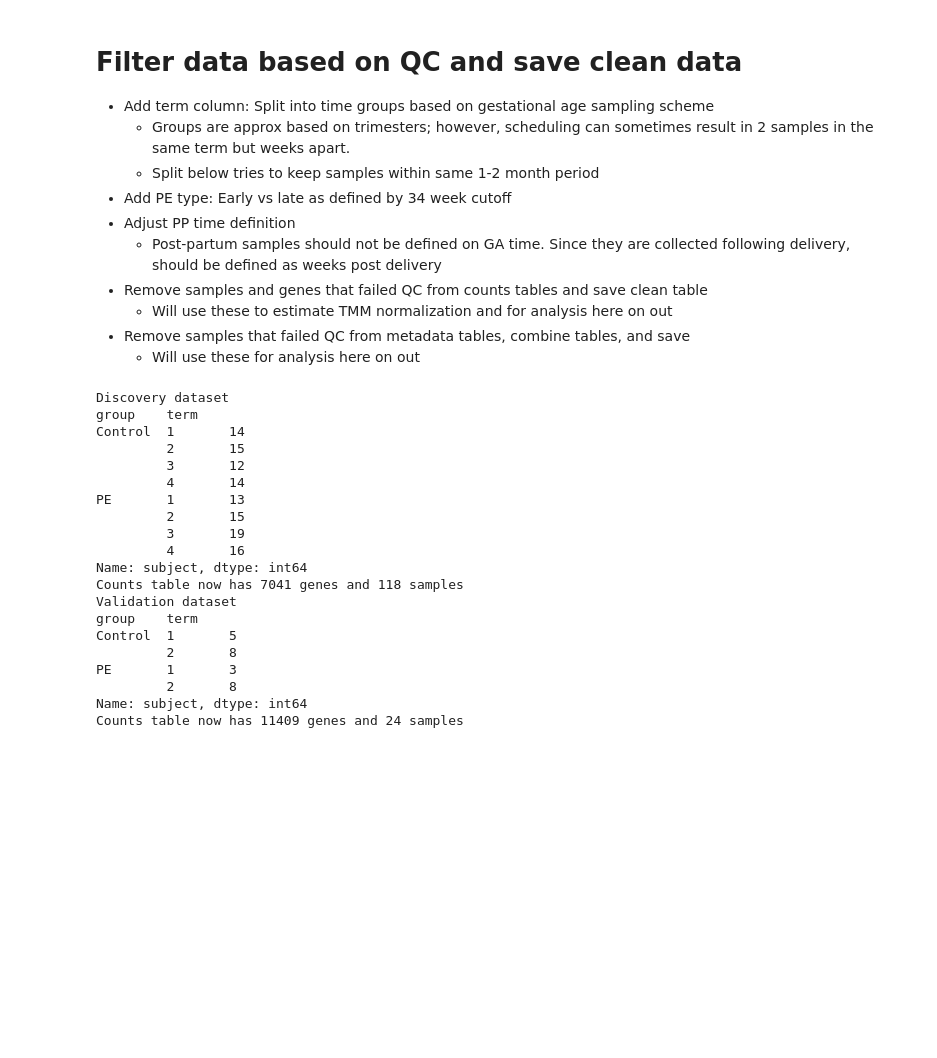
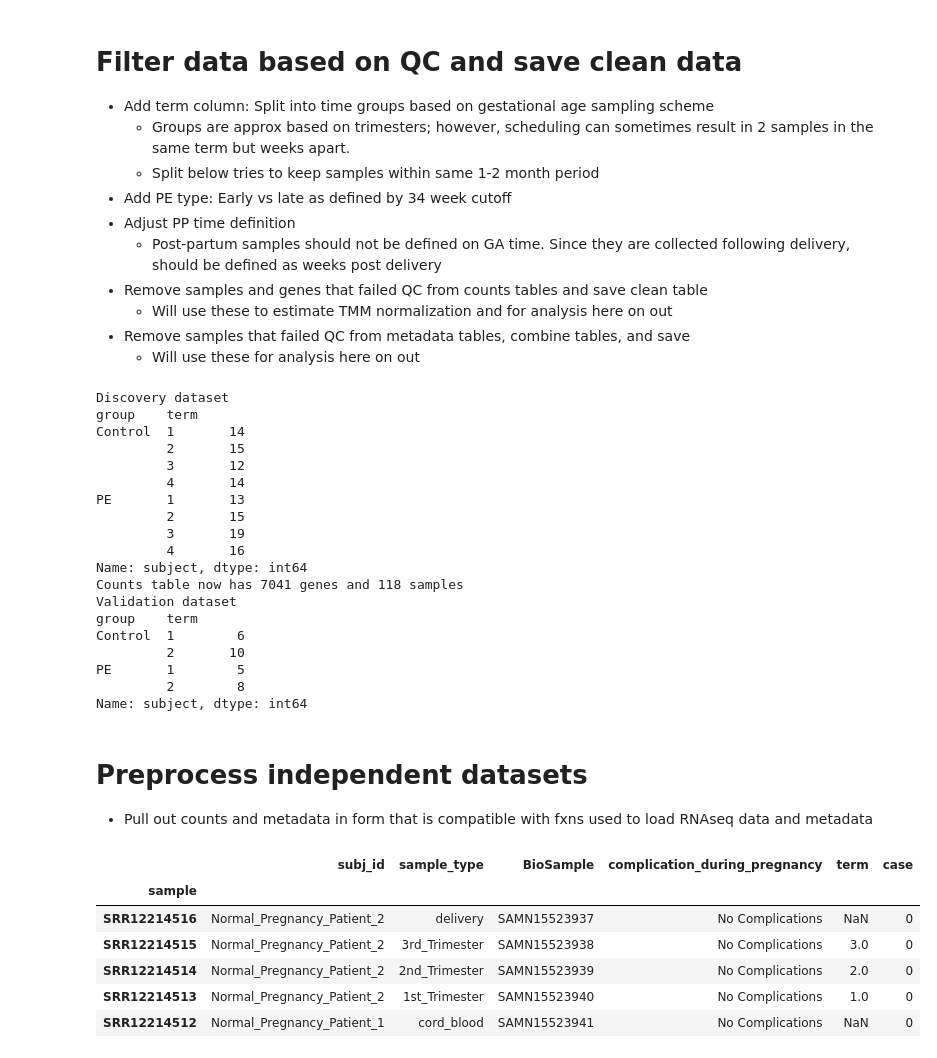
Before and after one commit to miramou/pe_cfrna, a Jupyter notebook: analysis/0_QC.ipynb, the cells around one changed output. Drawn from its saved outputs; the diff is of its cells as text; code cells hidden in the pictures; blank space fills up the shorter version.

Commit message:
updated to include rt-qpcr val and ind datasets

```diff
--- a/analysis/0_QC.ipynb
+++ b/analysis/0_QC.ipynb
@@ -84,34 +151,42 @@ Validation dataset
 * Remove samples that failed QC from metadata tables, combine tables, and save
     * Will use these for analysis here on out
 # %%
-for dataset, data_tuple in {'Discovery dataset' : (discovery_data, "../../data/rnaseq_discovery_data/"),
-                                      'Validation dataset' : (validation_data, "../../data/rnaseq_validation_data/")}.items():
-    data, save_path = data_tuple
+for dataset, data_tuple in {'Discovery dataset' : ('RNAseq', discovery_data, "../../data/rnaseq_discovery_data/"),
+                                      'Validation dataset' : ('RT-qPCR', validation_data, "../../data/rnaseq_validation_data/")}.items():
+
+    data_type, data, save_path = data_tuple
 
     print(dataset)
-
-    #Remove samples failed QC, get term data, get early v late onset
-    data['sample_meta'] = data['sample_meta'].loc[qc_out[dataset]['samples_passed_qc']]
+    #Get term data, get early v late onset
     data['sample_meta'].insert(0, 'term', get_term_labels(data['sample_meta'], 'ga_at_collection'))
 
-    #Join sample + subj meta, add PE type, adjust PP sample collction [should not be on GA time] and save
+    #Join sample + subj meta, add PE type
     data['sample_meta_full'] = data['sample_meta'].join(data['subj_meta'], on = 'subject', how = 'inner')
     data['sample_meta_full'].insert(data['sample_meta_full'].shape[1], 'pe_type', get_pe_type(data['sample_meta_full']))
 
-    #Adjust PP
+    #Adjust PP sample collction [should not be on GA time]
     pp_mask = (data['sample_meta_full'].is_pp == 1)
     data['sample_meta_full'].insert(data['sample_meta_full'].shape[1], 'weeks_post_del', np.nan)
     data['sample_meta_full'].loc[pp_mask, 'weeks_post_del'] = data['sample_meta_full'].loc[pp_mask, 'ga_at_collection'] -  data['sample_meta_full'].loc[pp_mask, 'ga_wk_del']
     data['sample_meta_full'].loc[pp_mask, 'ga_at_collection'] = np.nan
+
+    #Save pre QC
+    data['sample_meta_full'].to_csv(save_path + 'sample_meta_all_merged.csv')
+
+    #Remove samples failed QC,
+    data['sample_meta_full'] = data['sample_meta_full'].loc[qc_out[dataset]['samples_passed_qc']]
+
+    #Save post QC
     data['sample_meta_full'].to_csv(save_path + 'sample_meta_postQC.csv')
-
-    #Clean up counts table
-    counts_clean = data['rnaseq'].counts.loc[qc_out[dataset]['gene_qc_mask'], qc_out[dataset]['samples_passed_qc']]
-    counts_clean.to_csv(save_path + 'htseq_postQC.csv')
 
     #Print quick stats about data
     print(data['sample_meta_full'].groupby(['group', 'term']).count().iloc[:, 0])
-    print('Counts table now has %d genes and %d samples' % counts_clean.shape)
+
+    if data_type == 'RNAseq':
+        #Clean up counts table
+        counts_clean = data['rnaseq'].counts.loc[qc_out[dataset]['gene_qc_mask'], qc_out[dataset]['samples_passed_qc']]
+        print('Counts table now has %d genes and %d samples' % counts_clean.shape)
+        counts_clean.to_csv(save_path + 'htseq_postQC.csv')
 # %% [output]
 Discovery dataset
 group    term
@@ -127,9 +202,25 @@ Name: subject, dtype: int64
 Counts table now has 7041 genes and 118 samples
 Validation dataset
 group    term
-Control  1       5
-         2       8
-PE       1       3
-         2       8
+Control  1        6
+         2       10
+PE       1        5
+         2        8
 Name: subject, dtype: int64
-Counts table now has 11409 genes and 24 samples
+# %% [markdown]
+# Preprocess independent datasets
+* Pull out counts and metadata in form that is compatible with fxns used to load RNAseq data and metadata
+# %%
+#Delvecchio et al 2020
+delvecchio_sample_meta = read_save_delvecchio_meta(biosample_results_path = '../../data/delvecchio_data/biosample_result.txt',
+                                                   sra_results_path = '../../data/delvecchio_data/SraRunTable.txt',
+                                                  out_path = "../../data/delvecchio_data/sample_meta.csv")
+delvecchio_sample_meta.head()
+# %% [output]
+|  | subj_id | sample_type | BioSample | complication_during_pregnancy | term | case |
+| sample |  |  |  |  |  |  |
+| SRR12214516 | Normal_Pregnancy_Patient_2 | delivery | SAMN15523937 | No Complications | NaN | 0 |
+| SRR12214515 | Normal_Pregnancy_Patient_2 | 3rd_Trimester | SAMN15523938 | No Complications | 3.0 | 0 |
+| SRR12214514 | Normal_Pregnancy_Patient_2 | 2nd_Trimester | SAMN15523939 | No Complications | 2.0 | 0 |
+| SRR12214513 | Normal_Pregnancy_Patient_2 | 1st_Trimester | SAMN15523940 | No Complications | 1.0 | 0 |
+| SRR12214512 | Normal_Pregnancy_Patient_1 | cord_blood | SAMN15523941 | No Complications | NaN | 0 |
```
Also changed, not shown: parts of 14 cells of this notebook, 2 other files.
